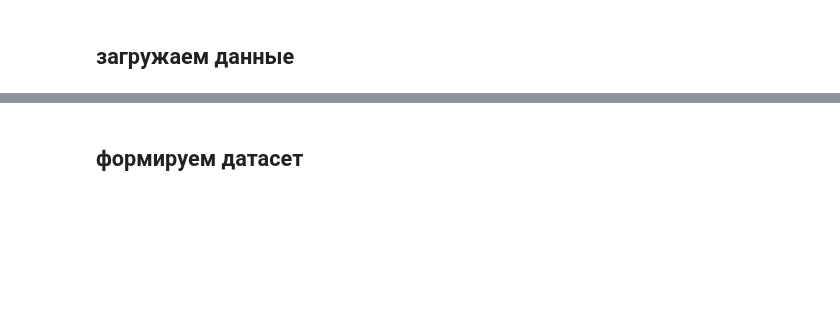
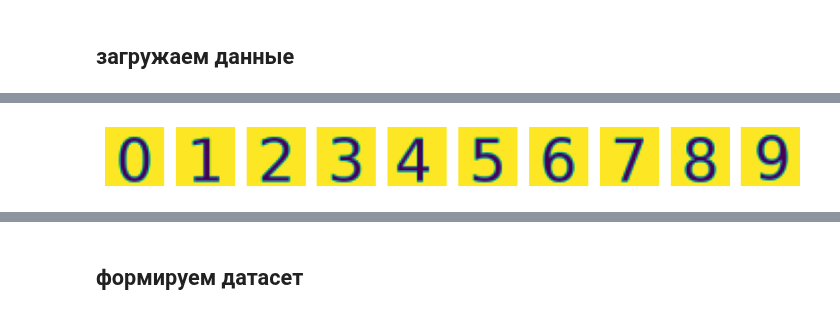
Before and after one commit to mechanoid5/ml_lectorium_2024_I, a Jupyter notebook: examples/18-hopfield/03-hamming.ipynb, the cells around one changed output, grey strips where cells are left out. Saved outputs shown, nothing was run; the diff lists cells and outputs as text; code cells hidden in the pictures; blank space fills up the shorter version.

```diff
--- a/examples/18-hopfield/03-hamming.ipynb
+++ b/examples/18-hopfield/03-hamming.ipynb
@@ -37,0 +33,4 @@ plot_images(test3,(7,2))
+# %%
+plot_images(data_train,(len(data_train),2))
+# %% [output]
+[figure, added]
```
Also changed, not shown: parts of 19 cells of this notebook, 8 other files.
